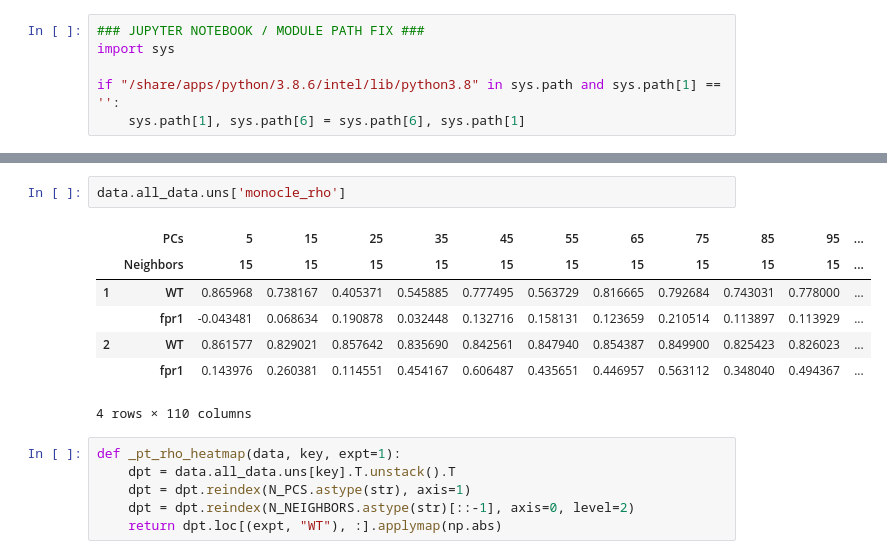
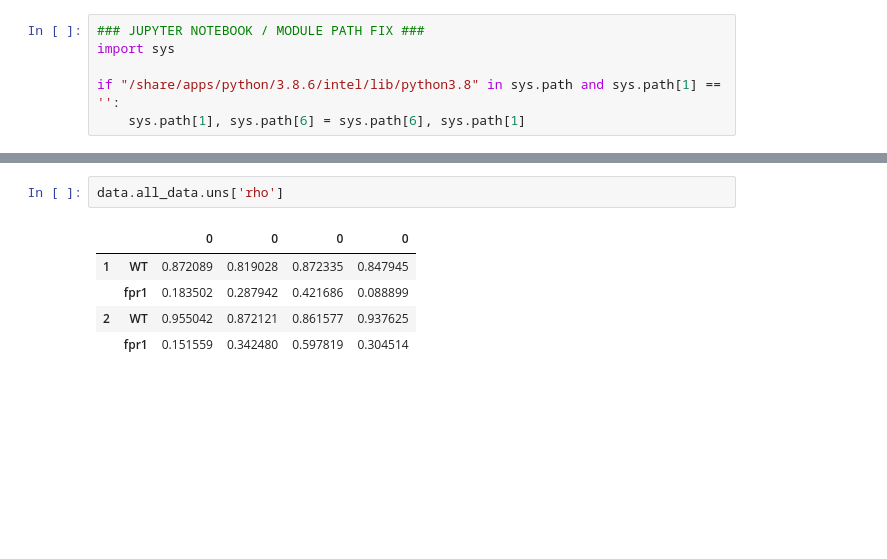
Before and after one commit to GreshamLab/jtb_2023_code, a Jupyter notebook: Figure_2.ipynb, the cells around one changed output, grey strips where cells are left out. Cells and saved outputs as stored; diff of their text form; blank space fills up the shorter version.

```diff
--- a/Figure_2.ipynb
+++ b/Figure_2.ipynb
@@ -84,18 +49,10 @@ Length: 110, dtype: int64
 # %%
-data.all_data.uns['monocle_rho']
+data.all_data.uns['rho']
 # %% [output]
-|  | PCs | 5 | 15 | 25 | 35 | 45 | 55 | 65 | 75 | 85 | 95 | ... |
-|  | Neighbors | 15 | 15 | 15 | 15 | 15 | 15 | 15 | 15 | 15 | 15 | ... |
-| 1 | WT | 0.865968 | 0.738167 | 0.405371 | 0.545885 | 0.777495 | 0.563729 | 0.816665 | 0.792684 | 0.743031 | 0.778000 | ... |
-|  | fpr1 | -0.043481 | 0.068634 | 0.190878 | 0.032448 | 0.132716 | 0.158131 | 0.123659 | 0.210514 | 0.113897 | 0.113929 | ... |
-| 2 | WT | 0.861577 | 0.829021 | 0.857642 | 0.835690 | 0.842561 | 0.847940 | 0.854387 | 0.849900 | 0.825423 | 0.826023 | ... |
-|  | fpr1 | 0.143976 | 0.260381 | 0.114551 | 0.454167 | 0.606487 | 0.435651 | 0.446957 | 0.563112 | 0.348040 | 0.494367 | ... |
+|  |  | 0 | 0 | 0 | 0 |
+| 1 | WT | 0.872089 | 0.819028 | 0.872335 | 0.847945 |
+|  | fpr1 | 0.183502 | 0.287942 | 0.421686 | 0.088899 |
+| 2 | WT | 0.955042 | 0.872121 | 0.861577 | 0.937625 |
+|  | fpr1 | 0.151559 | 0.342480 | 0.597819 | 0.304514 |
-4 rows × 110 columns
-# %%
-def _pt_rho_heatmap(data, key, expt=1):
-    dpt = data.all_data.uns[key].T.unstack().T
-    dpt = dpt.reindex(N_PCS.astype(str), axis=1)
-    dpt = dpt.reindex(N_NEIGHBORS.astype(str)[::-1], axis=0, level=2)
-    return dpt.loc[(expt, "WT"), :].applymap(np.abs)
 # %%
 panel_labels = {'pca_1': "A",
```
Also changed, not shown: parts of 7 cells of this notebook, 14 other files.
